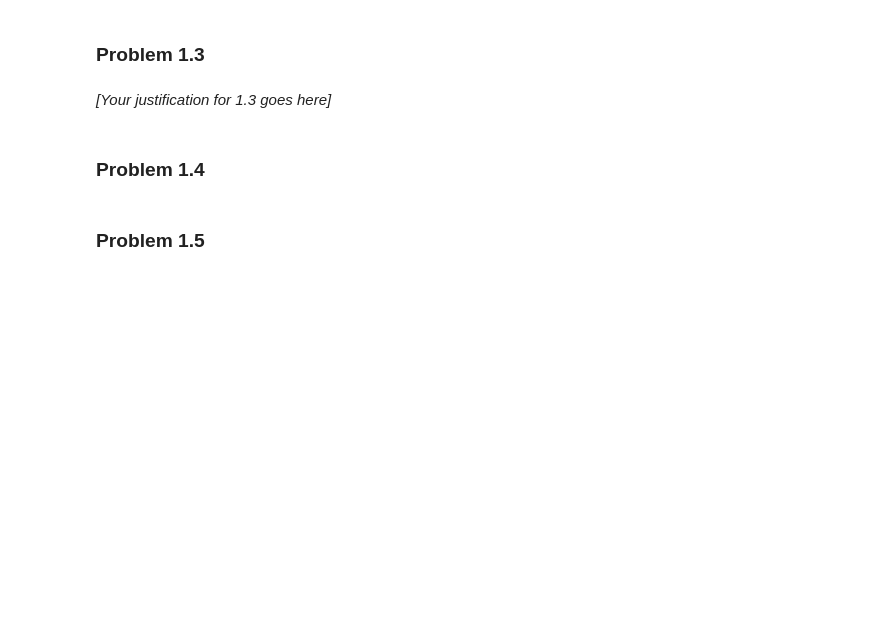
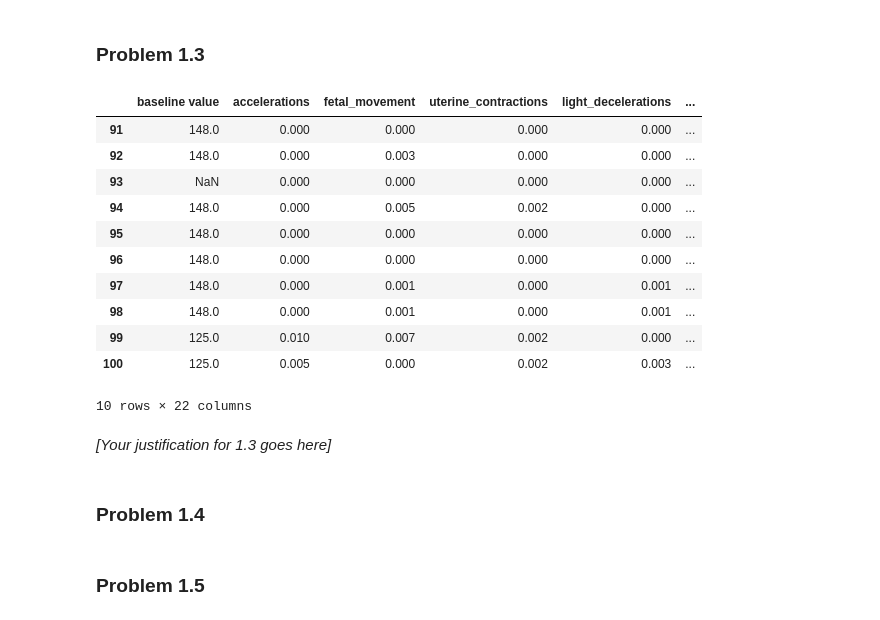
Before and after one commit to ALIENHZ1/ECE_ML, a Jupyter notebook: Zaky_Exercise_1.ipynb, the cells around one changed output. Saved outputs shown, nothing was run; the diff lists cells and outputs as text; code cells hidden in the pictures; blank space fills up the shorter version.

```diff
--- a/Zaky_Exercise_1.ipynb
+++ b/Zaky_Exercise_1.ipynb
@@ -217,3 +233,83 @@ fetal_dirty_df[fetal_dirty_df.isna().any(axis=1)].shape[0]
+# %%
+fetal_dirty_df.loc[fetal_dirty_df['baseline value'] < 106,'baseline value'] = np.nan
+fetal_dirty_df.loc[fetal_dirty_df['baseline value'] > 160,'baseline value'] = np.nan
+
+fetal_dirty_df.loc[fetal_dirty_df['accelerations'] < 0,'accelerations'] = np.nan
+fetal_dirty_df.loc[fetal_dirty_df['accelerations'] > 0.02,'accelerations'] = np.nan
+
+fetal_dirty_df.loc[fetal_dirty_df['fetal_movement'] < 0,'fetal_movement'] = np.nan
+fetal_dirty_df.loc[fetal_dirty_df['fetal_movement'] > 0.48,'fetal_movement'] = np.nan
+
+fetal_dirty_df.loc[fetal_dirty_df['uterine_contractions'] < 0,'uterine_contractions'] = np.nan
+fetal_dirty_df.loc[fetal_dirty_df['uterine_contractions'] > 0.01,'uterine_contractions'] = np.nan
+
+fetal_dirty_df.loc[fetal_dirty_df['light_decelerations'] < 0,'light_decelerations'] = np.nan
+fetal_dirty_df.loc[fetal_dirty_df['light_decelerations'] > 0.01,'light_decelerations'] = np.nan
+
+fetal_dirty_df.loc[fetal_dirty_df['severe_decelerations'] < 0,'severe_decelerations'] = np.nan
+fetal_dirty_df.loc[fetal_dirty_df['severe_decelerations'] > 0,'severe_decelerations'] = np.nan
+
+fetal_dirty_df.loc[fetal_dirty_df['prolongued_decelerations'] < 0,'prolongued_decelerations'] = np.nan
+fetal_dirty_df.loc[fetal_dirty_df['prolongued_decelerations'] > 0.01,'prolongued_decelerations'] = np.nan
+
+fetal_dirty_df.loc[fetal_dirty_df['abnormal_short_term_variability'] < 12,'abnormal_short_term_variability'] = np.nan
+fetal_dirty_df.loc[fetal_dirty_df['abnormal_short_term_variability'] > 87,'abnormal_short_term_variability'] = np.nan
+
+fetal_dirty_df.loc[fetal_dirty_df['mean_value_of_short_term_variability'] < 0.2,'mean_value_of_short_term_variability'] = np.nan
+fetal_dirty_df.loc[fetal_dirty_df['mean_value_of_short_term_variability'] > 7,'mean_value_of_short_term_variability'] = np.nan
+
+fetal_dirty_df.loc[fetal_dirty_df['percentage_of_time_with_abnormal_long_term_variability'] < 0,'percentage_of_time_with_abnormal_long_term_variability'] = np.nan
+fetal_dirty_df.loc[fetal_dirty_df['percentage_of_time_with_abnormal_long_term_variability'] > 91,'percentage_of_time_with_abnormal_long_term_variability'] = np.nan
+
+fetal_dirty_df.loc[fetal_dirty_df['mean_value_of_long_term_variability'] < 0,'mean_value_of_long_term_variability'] = np.nan
+fetal_dirty_df.loc[fetal_dirty_df['mean_value_of_long_term_variability'] > 50.7,'mean_value_of_long_term_variability'] = np.nan
+
+fetal_dirty_df.loc[fetal_dirty_df['histogram_width'] < 3,'histogram_width'] = np.nan
+fetal_dirty_df.loc[fetal_dirty_df['histogram_width'] > 180,'histogram_width'] = np.nan
+
+fetal_dirty_df.loc[fetal_dirty_df['histogram_min'] < 50,'histogram_min'] = np.nan
+fetal_dirty_df.loc[fetal_dirty_df['histogram_min'] > 159,'histogram_min'] = np.nan
+
+fetal_dirty_df.loc[fetal_dirty_df['histogram_max'] < 122,'histogram_max'] = np.nan
+fetal_dirty_df.loc[fetal_dirty_df['histogram_max'] > 238,'histogram_max'] = np.nan
+
+fetal_dirty_df.loc[fetal_dirty_df['histogram_number_of_peaks'] < 0,'histogram_number_of_peaks'] = np.nan
+fetal_dirty_df.loc[fetal_dirty_df['histogram_number_of_peaks'] > 18,'histogram_number_of_peaks'] = np.nan
+
+fetal_dirty_df.loc[fetal_dirty_df['histogram_number_of_zeroes'] < 0,'histogram_number_of_zeroes'] = np.nan
+fetal_dirty_df.loc[fetal_dirty_df['histogram_number_of_zeroes'] > 10,'histogram_number_of_zeroes'] = np.nan
+
+fetal_dirty_df.loc[fetal_dirty_df['histogram_mode'] < 60,'histogram_mode'] = np.nan
+fetal_dirty_df.loc[fetal_dirty_df['histogram_mode'] > 187,'histogram_mode'] = np.nan
+
+fetal_dirty_df.loc[fetal_dirty_df['histogram_mean'] < 73,'histogram_mean'] = np.nan
+fetal_dirty_df.loc[fetal_dirty_df['histogram_mean'] > 182,'histogram_mean'] = np.nan
+
+fetal_dirty_df.loc[fetal_dirty_df['histogram_median'] < 77,'histogram_median'] = np.nan
+fetal_dirty_df.loc[fetal_dirty_df['histogram_median'] > 186,'histogram_median'] = np.nan
+
+fetal_dirty_df.loc[fetal_dirty_df['histogram_variance'] < 0,'histogram_variance'] = np.nan
+fetal_dirty_df.loc[fetal_dirty_df['histogram_variance'] > 269,'histogram_variance'] = np.nan
+
+fetal_dirty_df.loc[fetal_dirty_df['histogram_tendency'] < -1,'histogram_tendency'] = np.nan
+fetal_dirty_df.loc[fetal_dirty_df['histogram_tendency'] > 1,'histogram_tendency'] = np.nan
+
+fetal_dirty_df.loc[fetal_dirty_df['fetal_health'] < 1,'fetal_health'] = np.nan
+fetal_dirty_df.loc[fetal_dirty_df['fetal_health'] > 3,'fetal_health'] = np.nan
+fetal_dirty_df.loc[91:100]
+# %% [output]
+|  | baseline value | accelerations | fetal_movement | uterine_contractions | light_decelerations | ... |
+| 91 | 148.0 | 0.000 | 0.000 | 0.000 | 0.000 | ... |
+| 92 | 148.0 | 0.000 | 0.003 | 0.000 | 0.000 | ... |
+| 93 | NaN | 0.000 | 0.000 | 0.000 | 0.000 | ... |
+| 94 | 148.0 | 0.000 | 0.005 | 0.002 | 0.000 | ... |
+| 95 | 148.0 | 0.000 | 0.000 | 0.000 | 0.000 | ... |
+| 96 | 148.0 | 0.000 | 0.000 | 0.000 | 0.000 | ... |
+| 97 | 148.0 | 0.000 | 0.001 | 0.000 | 0.001 | ... |
+| 98 | 148.0 | 0.000 | 0.001 | 0.000 | 0.001 | ... |
+| 99 | 125.0 | 0.010 | 0.007 | 0.002 | 0.000 | ... |
+| 100 | 125.0 | 0.005 | 0.000 | 0.002 | 0.003 | ... |
+10 rows × 22 columns
 # %% [markdown]
 _[Your justification for 1.3 goes here]_
 # %% [markdown]
```
Also changed, not shown: parts of 6 cells of this notebook.
